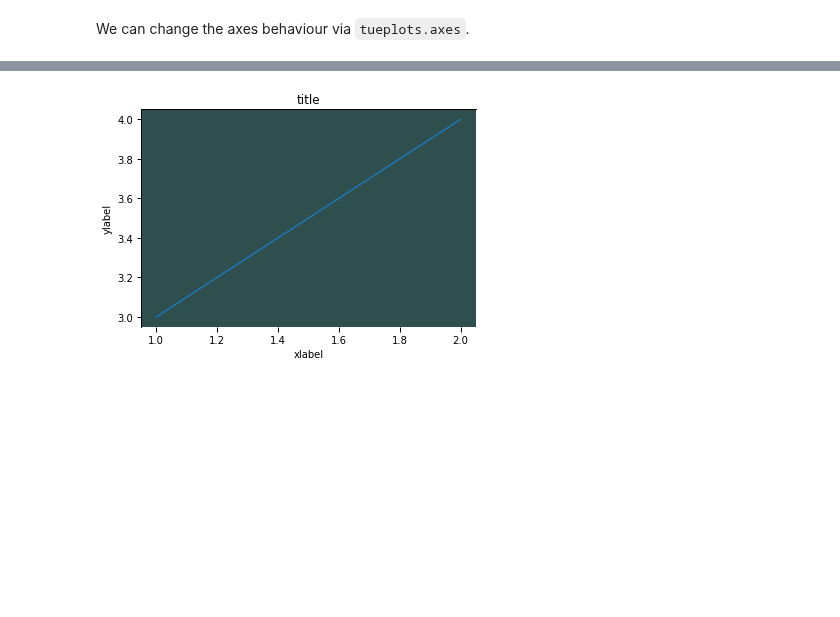
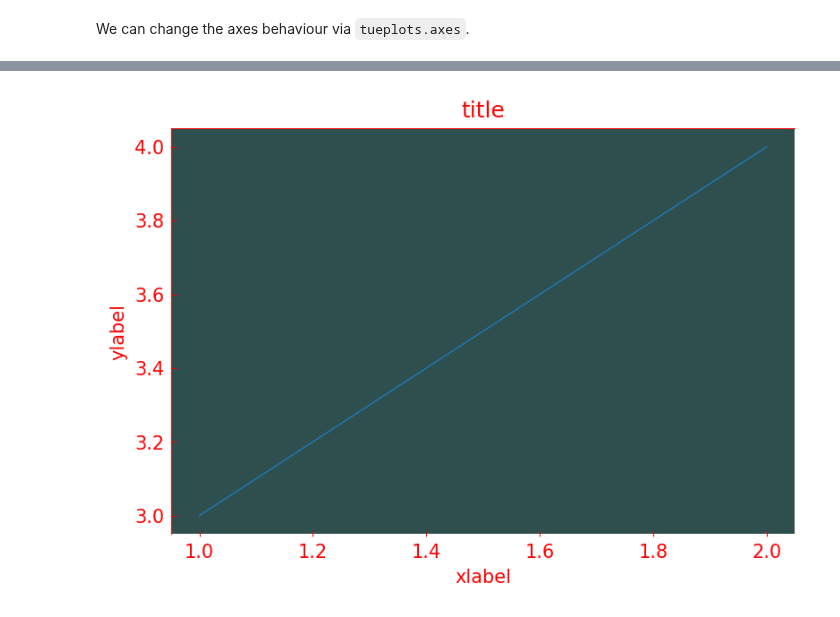
Before and after one commit to pnkraemer/tueplots, a Jupyter notebook: examples/axes.ipynb, the cells around one changed output, grey strips where cells are left out. Saved outputs shown, nothing was run; the diff lists cells and outputs as text; code cells hidden in the pictures; blank space fills up the shorter version.

```diff
--- a/examples/axes.ipynb
+++ b/examples/axes.ipynb
@@ -42,5 +42,5 @@ plt.show()
 # %%
-plt.rcParams.update(axes.lines(base_width=2.0, xtick_direction="inout", ytick_direction="in"))
+plt.rcParams.update(axes.tick_direction(x="inout", y="in"))
 fig, ax = plt.subplots()
 ax.plot([1., 2.], [3., 4.])
 ax.set_xlabel("xlabel")
@@ -52,5 +52,5 @@ plt.show()
 # %%
-plt.rcParams.update(axes.lines(base_width=1., color="red", xtick_direction="in" , ytick_direction="in"))
+plt.rcParams.update(axes.color(base="red"))
 fig, ax = plt.subplots()
 ax.plot([1., 2.], [3., 4.], label="ABC")
 ax.set_xlabel("xlabel")
@@ -62,0 +63,9 @@ plt.show()
+# %%
+plt.rcParams.update(axes.grid())
+fig, ax = plt.subplots()
+ax.plot([1., 2.], [3., 4.], label="ABC")
+ax.set_xlabel("xlabel")
+ax.set_ylabel("ylabel")
+ax.set_title("title")
+plt.grid()
+plt.show()
@@ -63,5 +74,5 @@ plt.show()
 # %%
-plt.rcParams.update(axes.lines(spines_bottom=False, spines_right=False))
+plt.rcParams.update(axes.spines(bottom=False, right=False))
 fig, ax = plt.subplots()
 ax.plot([1., 2.], [3., 4.])
 ax.set_xlabel("xlabel")
@@ -73,10 +84,10 @@ plt.show()
 # %%
-plt.rcParams.update(axes.face(color="darkslategray"))
+plt.rcParams.update(axes.color(face="darkslategray", base="red"))
 fig, ax = plt.subplots()
 ax.plot([1., 2.], [3., 4.])
 ax.set_xlabel("xlabel")
 ax.set_ylabel("ylabel")
 ax.set_title("title")
 plt.show()
 # %% [output]
-[figure, old version]
+[figure, new version]
```
Also changed, not shown: parts of 8 cells of this notebook, 8 other files.
